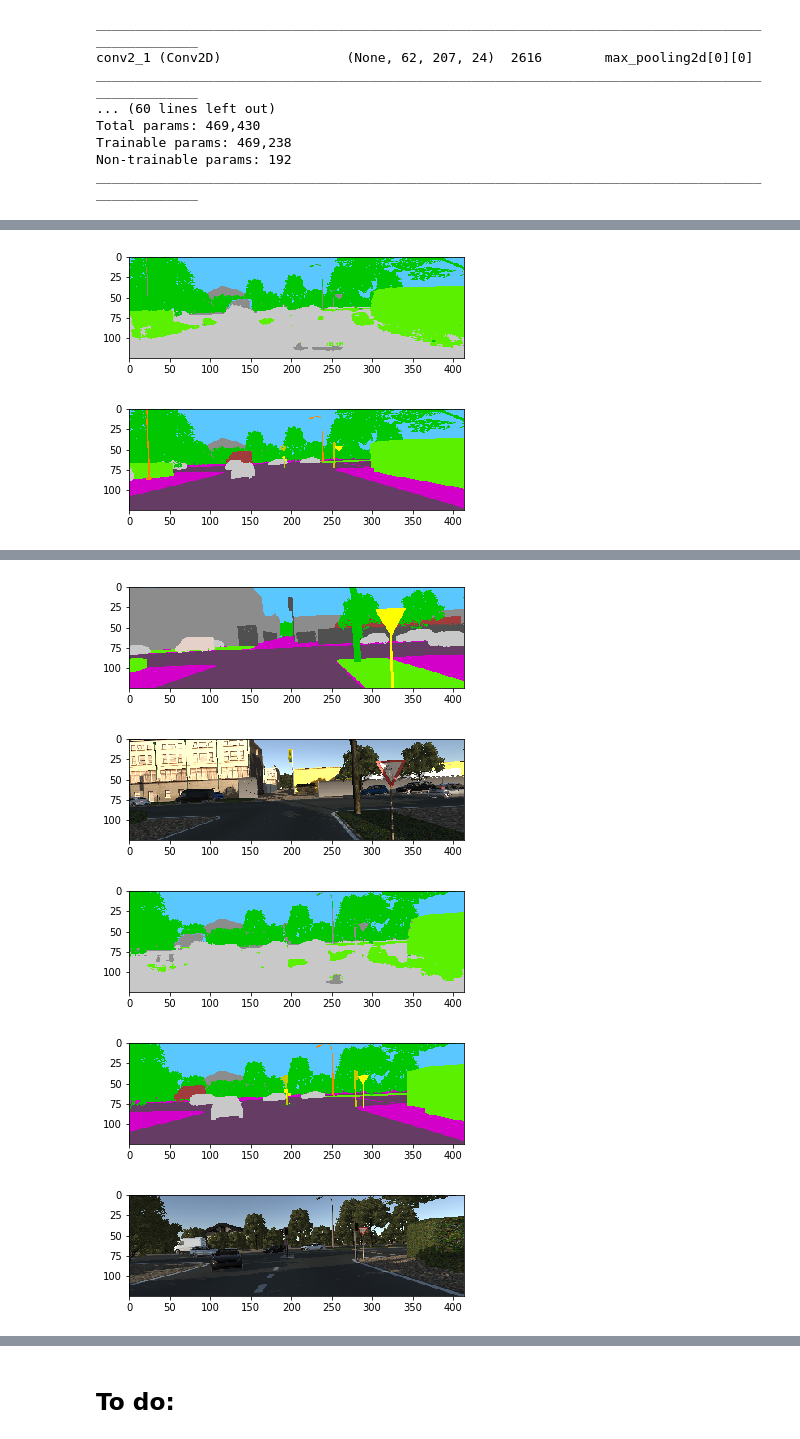
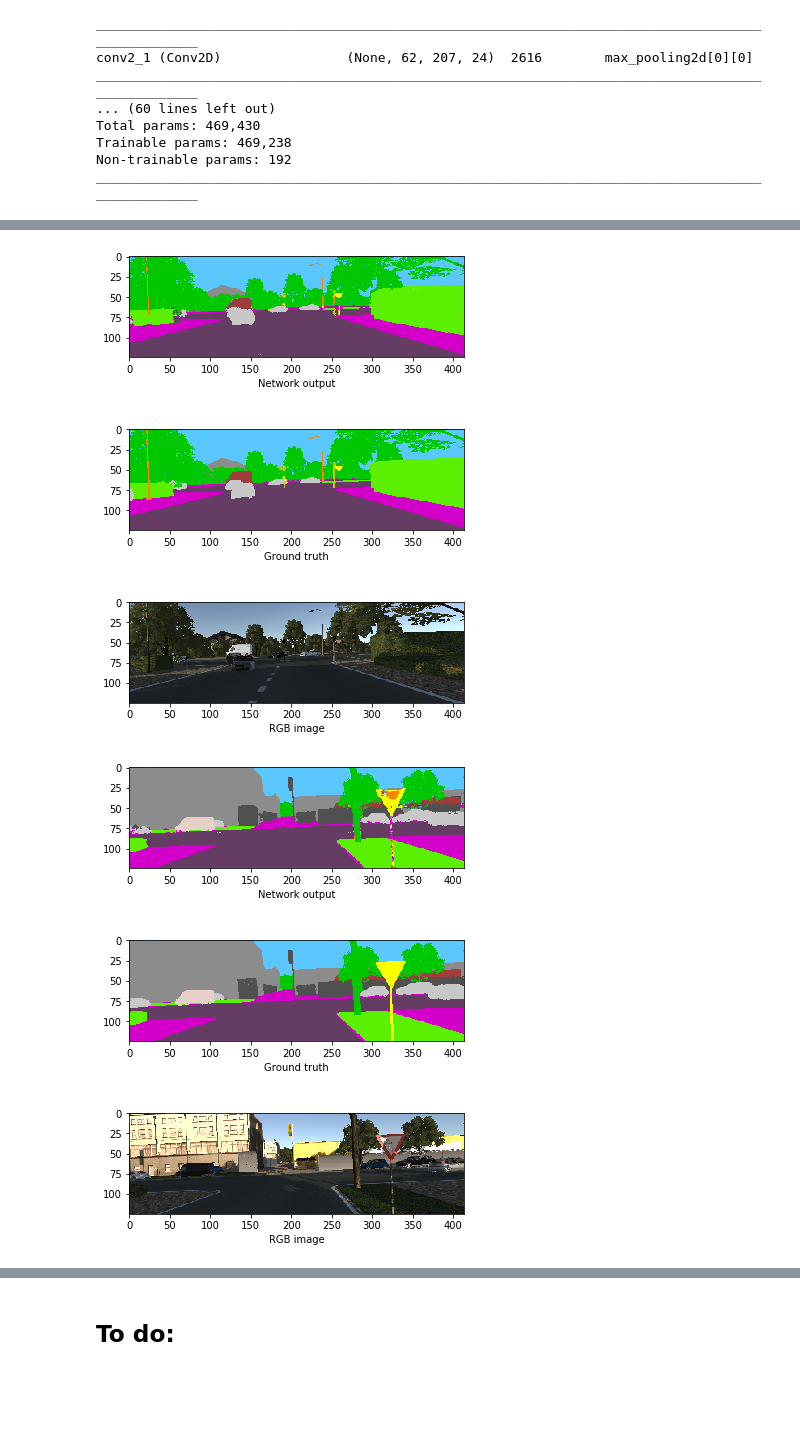
Before and after one commit to ae137/SemanticSegmentation, a Jupyter notebook: Code/train_network.ipynb, the cells around one changed output, grey strips where cells are left out. Cells and saved outputs as stored; diff of their text form; code cells hidden in the pictures; blank space fills up the shorter version.

```diff
--- a/Code/train_segmentation.ipynb
+++ b/Code/train_network.ipynb
@@ -217,8 +162,9 @@ Call initializer instance with the dtype argument instead of passing it to the c
 # %%
-optimizer = tf.keras.optimizers.RMSprop()
+optimizer = optimizers.RMSprop()
 
 model.compile(optimizer=optimizer,
-              loss=losses.mean_absolute_error, # Try other loss, for example crossentropy
+              # loss=losses.mean_absolute_error,
+              loss=losses.CategoricalCrossentropy(),
               metrics=['accuracy', metrics.MeanIoU(num_classes=one_hot_encoded_labels.shape[3])]
              )
 model.summary()
@@ -317,20 +270,23 @@ plt.plot(hist['val_mean_io_u'][start:end], label='Val Mean IoU')
 # %%
+# Plot a few images for visualizing the results:
 test_prediction = model.predict(train_images[-4:])
 test_prediction_decoded = data_helper.oneHotDecodeImages(test_prediction, ids_values_dict)
 ground_truth_decoded = data_helper.oneHotDecodeImages(one_hot_encoded_labels[-4:], ids_values_dict)
 
-# Plot a few images for visualizing the results:
-# 1) Output of network for semantic segmentation
-# 2) Ground truth
-# 3) RGB image
 for idx in range(-4, 0, 1):
+    fig = plt.figure(figsize=(6, 9))
+    fig.add_subplot(3, 1, 1)
     data_helper.plot_as_rgb_image(test_prediction_decoded[idx])
-    plt.show()
+    plt.xlabel('Network output')
+    fig.add_subplot(3, 1, 2)
     data_helper.plot_as_rgb_image(ground_truth_decoded[idx])
-    plt.show()
+    plt.xlabel('Ground truth')
+    fig.add_subplot(3, 1, 3)
     data_helper.plot_as_rgb_image(train_images[idx])
+    plt.xlabel('RGB image')
+    plt.savefig('result_example_' + str(idx+5) + '.png')
     plt.show()
     print()
 # %% [output]
-[figure, old version]
+[figure, new version]
-[figure, old version]
+[figure, new version]
@@ -339,5 +294,0 @@ for idx in range(-4, 0, 1):
-[figure, removed]
-[figure, removed]
-[figure, removed]
-[figure, removed]
-[figure, removed]
```
Also changed, not shown: parts of 9 cells of this notebook, 7 other files.
